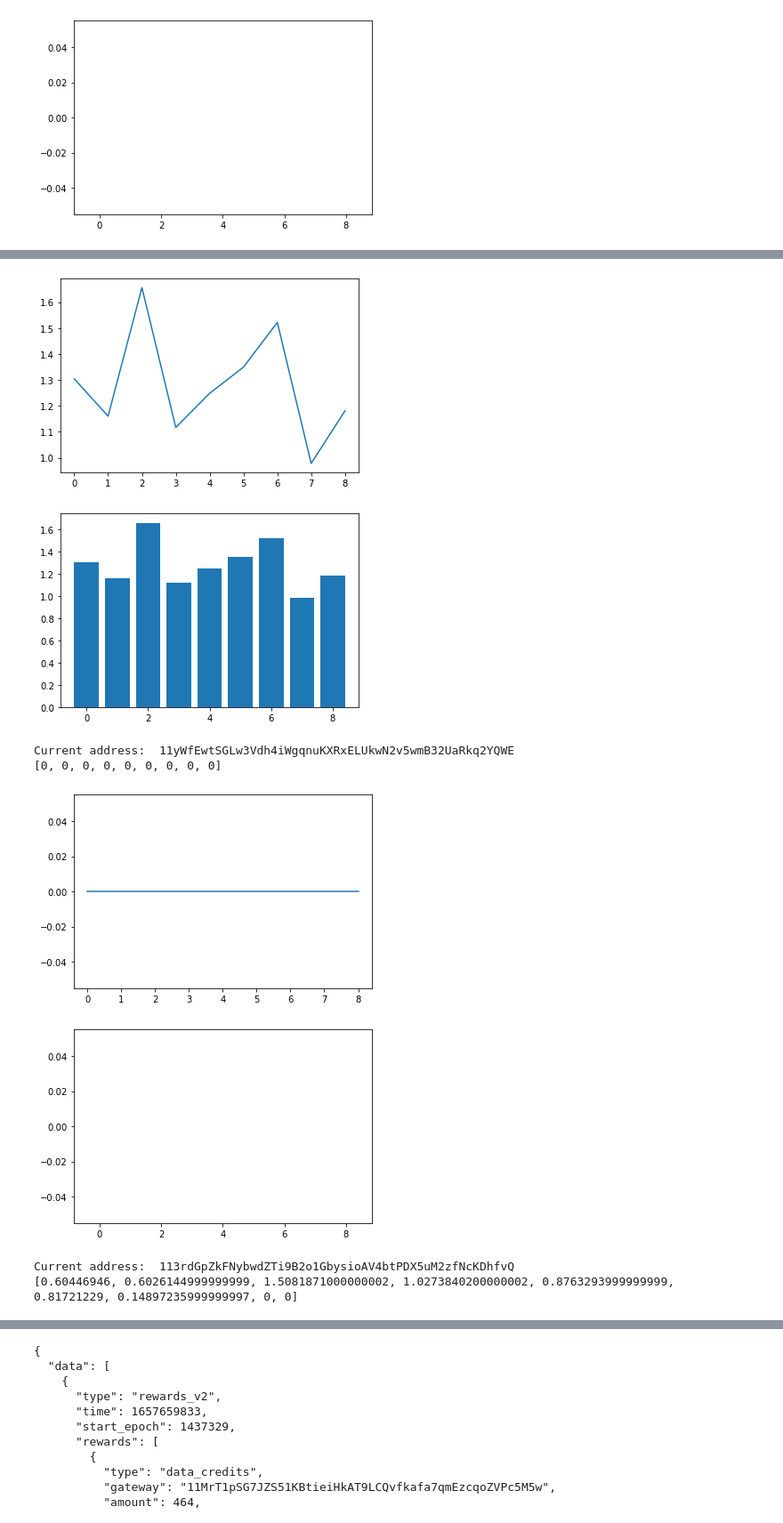
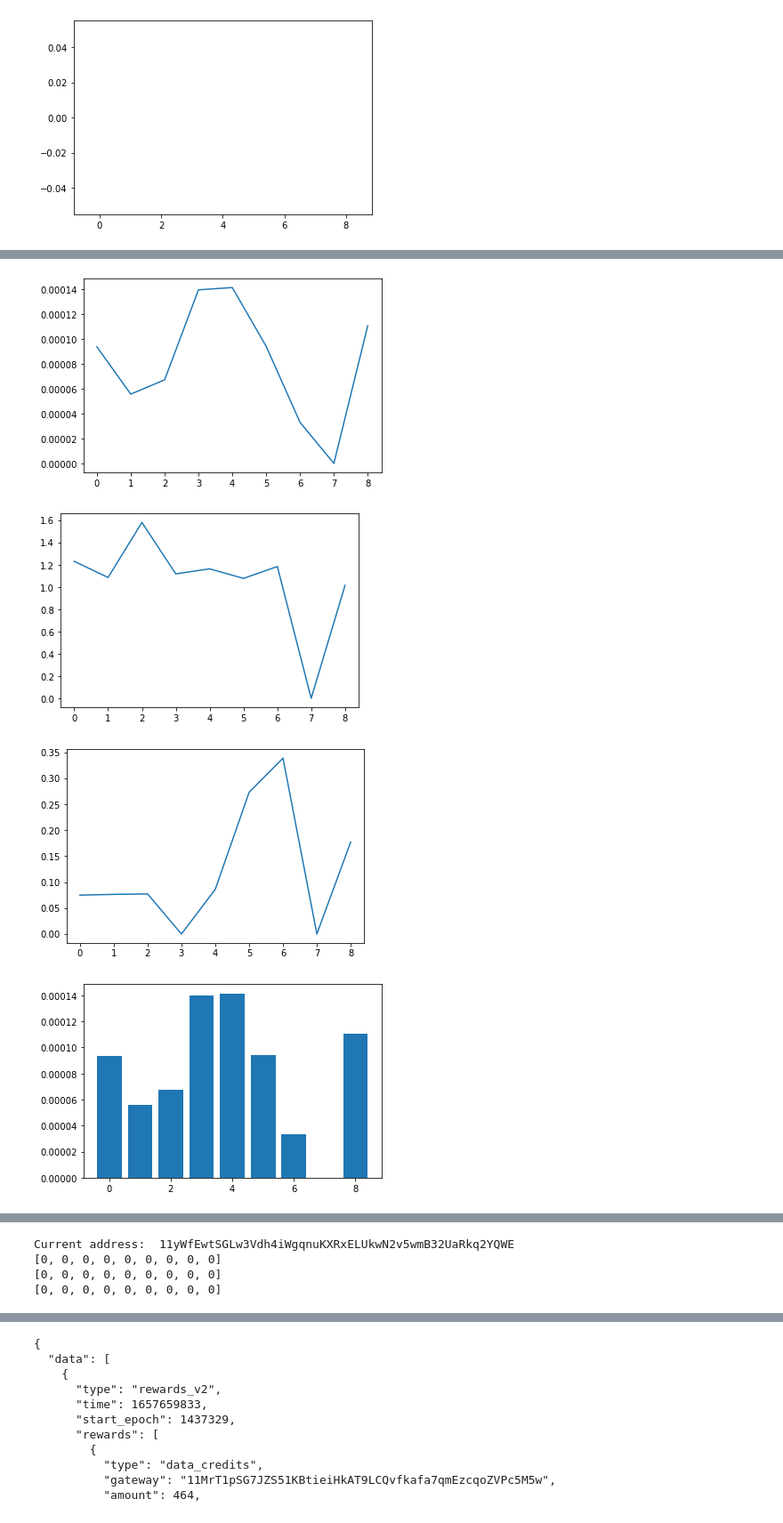
Before and after one commit to kristijanH1998/REU-Summer-Internship, a Jupyter notebook: Blockchain API Requests 2 (7.13).ipynb, the cells around one changed output, grey strips where cells are left out. Shown at 89% size. Cells and saved outputs as stored; diff of their text form; code cells hidden in the pictures.

```diff
--- a/Blockchain API Requests 2 (7.13).ipynb
+++ b/Blockchain API Requests 2 (7.13).ipynb
@@ -213,7 +213,7 @@ from datetime import date, timedelta
 import requests
 import json
 from matplotlib import pyplot as plt
-url = "https://api.helium.io/v1/hotspots/location/distance/?lat=36.871342&lon=-76.278701&distance=500"
+url = "https://api.helium.io/v1/hotspots/location/distance/?lat=36.871342&lon=-76.278701&distance=200"
 dict1 = json.loads(requests.get(url).text)
 
 minTime = []
@@ -228,8 +228,12 @@ for i in range(1,10):
 
 
 dataPerAddress = {}
+witnessesPerAddress = {}
+challengesPerAddress = {}
 for i in range(len(dict1['data'])):
     dataPerAddress[dict1['data'][i]['address']] = []
+    witnessesPerAddress[dict1['data'][i]['address']] = []
+    challengesPerAddress[dict1['data'][i]['address']] = []
 print(dataPerAddress.keys())
 
 sum_data = 0
@@ -269,28 +273,42 @@ for a in dataPerAddress:
             dict = json.loads(requests.get(url).text)
             time.sleep(1)
         else:
-            for j in range(len(dict['data'])):
-                for x in dict['data'][j]['rewards']:
-                    if x['type'] == 'data_credits':
-                        sum_data = sum_data + (x['amount'] / 100000000)
-                for x in dict['data'][j]['rewards']:
-                    if x['type'] == 'poc_witnesses':
-                        sum_witness = sum_witness + (x['amount'] / 100000000)
-                for x in dict['data'][j]['rewards']:
-                    if x['type'] == 'poc_challengees':
-                        sum_challengee = sum_challengee + (x['amount'] / 100000000)
+            if ('data' in dict.keys()):
+                for j in range(len(dict['data'])):
+                    for x in dict['data'][j]['rewards']:
+                        if x['type'] == 'data_credits':
+                            sum_data = sum_data + (x['amount'] / 100000000)
+                    for x in dict['data'][j]['rewards']:
+                        if x['type'] == 'poc_witnesses':
+                            sum_witness = sum_witness + (x['amount'] / 100000000)
+                    for x in dict['data'][j]['rewards']:
+                        if x['type'] == 'poc_challengees':
+                            sum_challengee = sum_challengee + (x['amount'] / 100000000)
             time.sleep(1)
-        dataPerAddress[a].append(sum_data+sum_witness+sum_challengee)
+        dataPerAddress[a].append(sum_data)
+        witnessesPerAddress[a].append(sum_witness)
+        challengesPerAddress[a].append(sum_challengee)
         sum_data = 0
         sum_witness = 0
         sum_challengee = 0
     dataPerAddress[a].reverse()
+    witnessesPerAddress[a].reverse()
+    challengesPerAddress[a].reverse()
     print(dataPerAddress[a])
+    print(witnessesPerAddress[a])
+    print(challengesPerAddress[a])
     plt.plot(dataPerAddress[a])
+    plt.show()
+    plt.plot(witnessesPerAddress[a])
+    plt.show()
+    plt.plot(challengesPerAddress[a])
     plt.show()
     plt.bar(range(9), dataPerAddress[a])
     plt.show()
-
+    plt.bar(range(9), witnessesPerAddress[a])
+    plt.show()
+    plt.bar(range(9), challengesPerAddress[a])
+    plt.show()
 
 dict.clear()
 sum_data = 0
@@ -304,8 +324,4 @@ Current address:  11MrT1pSG7JZS51KBtieiHkAT9LCQvfkafa7qmEzcqoZVPc5M5w
-[figure, old version]
+[figure, new version]
-[figure, old version]
+[figure, new version]
-Current address:  11yWfEwtSGLw3Vdh4iWgqnuKXRxELUkwN2v5wmB32UaRkq2YQWE
-[0, 0, 0, 0, 0, 0, 0, 0, 0]
-[figure, old version]
+[figure, new version]
-[figure, old version]
+[figure, new version]
-Current address:  113rdGpZkFNybwdZTi9B2o1GbysioAV4btPDX5uM2zfNcKDhfvQ
-[0.60446946, 0.6026144999999999, 1.5081871000000002, 1.0273840200000002, 0.8763293999999999, 0.81721229, 0.14897235999999997, 0, 0]
@@ -313,0 +330,4 @@ Current address:  113rdGpZkFNybwdZTi9B2o1GbysioAV4btPDX5uM2zfNcKDhfvQ
+Current address:  11yWfEwtSGLw3Vdh4iWgqnuKXRxELUkwN2v5wmB32UaRkq2YQWE
+[0, 0, 0, 0, 0, 0, 0, 0, 0]
+[0, 0, 0, 0, 0, 0, 0, 0, 0]
+[0, 0, 0, 0, 0, 0, 0, 0, 0]
```
Also changed, not shown: parts of 1 cell of this notebook.
